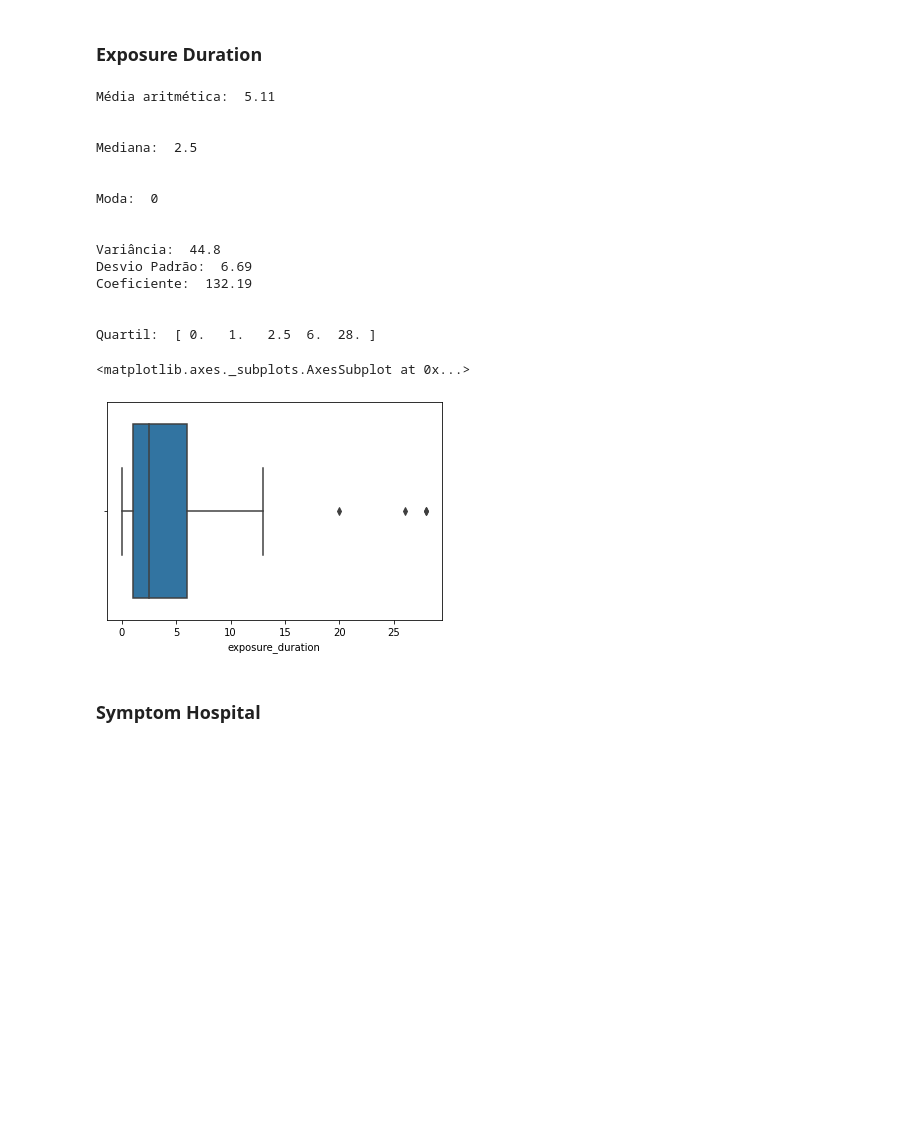
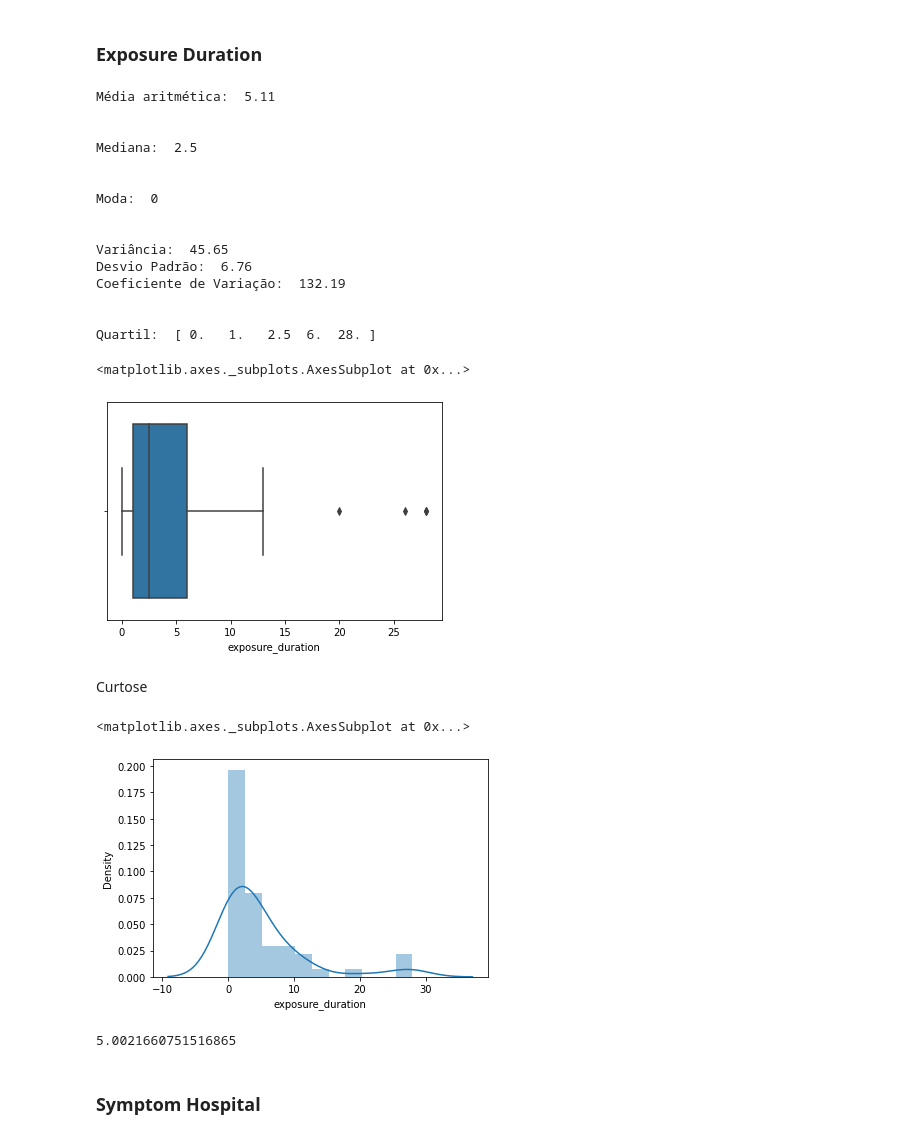
Before and after one commit to rbdlm/Covid, a Jupyter notebook: Covid.ipynb, the cells around one changed output. Cells and saved outputs as stored; diff of their text form; code cells hidden in the pictures; blank space fills up the shorter version.

```diff
--- a/Covid.ipynb
+++ b/Covid.ipynb
@@ -289,14 +298,12 @@ print('Moda: ', st.mode(df_covid['exposure_duration']))
 print('\n')
 print('Variância: ', round(st.variance(df_covid['exposure_duration']),2))
 print('Desvio Padrão: ', round(st.stdev(df_covid['exposure_duration']),2))
-print('Coeficiente: ', cv(df_covid['exposure_duration']))
+print('Coeficiente de Variação: ', cv(df_covid['exposure_duration']))
 print('\n')
 print('Quartil: ', np.quantile(df_covid['exposure_duration'], [0, 0.25, 0.5, 0.75, 1]))
 
 print('\n')
 
-# print(stats.describe(df_covid['age']))
-
 sns.boxplot(df_covid['exposure_duration'])
 # %% [output]
 Média aritmética:  5.11
@@ -308,14 +315,25 @@ Mediana:  2.5
 Moda:  0
 
 
-Variância:  44.8
-Desvio Padrão:  6.69
-Coeficiente:  132.19
+Variância:  45.65
+Desvio Padrão:  6.76
+Coeficiente de Variação:  132.19
 
 
 Quartil:  [ 0.   1.   2.5  6.  28. ]
 <matplotlib.axes._subplots.AxesSubplot at 0x...>
 [figure]
+# %% [markdown]
+Curtose
+# %%
+sns.distplot(df_covid['exposure_duration'],kde=True)
+# %% [output]
+<matplotlib.axes._subplots.AxesSubplot at 0x...>
+[figure, added]
+# %%
+df_covid['exposure_duration'].kurtosis()
+# %% [output]
+5.0021660751516865
 # %% [markdown]
 ### Symptom Hospital
 # %%
```
Also changed, not shown: parts of 14 cells of this notebook.
